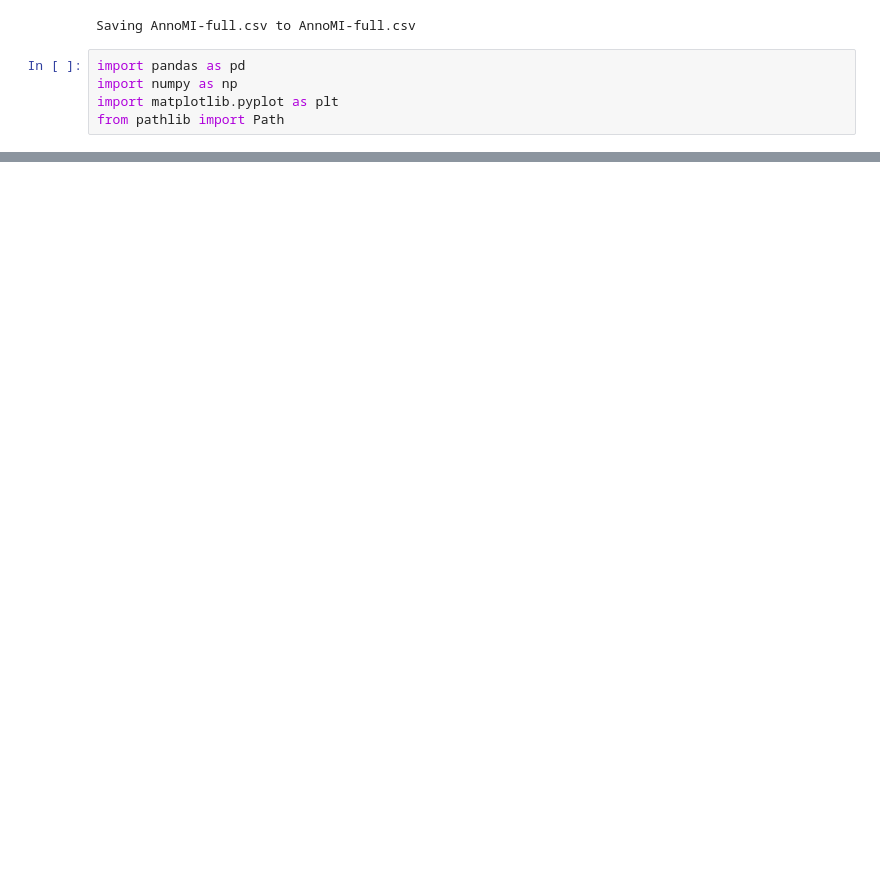
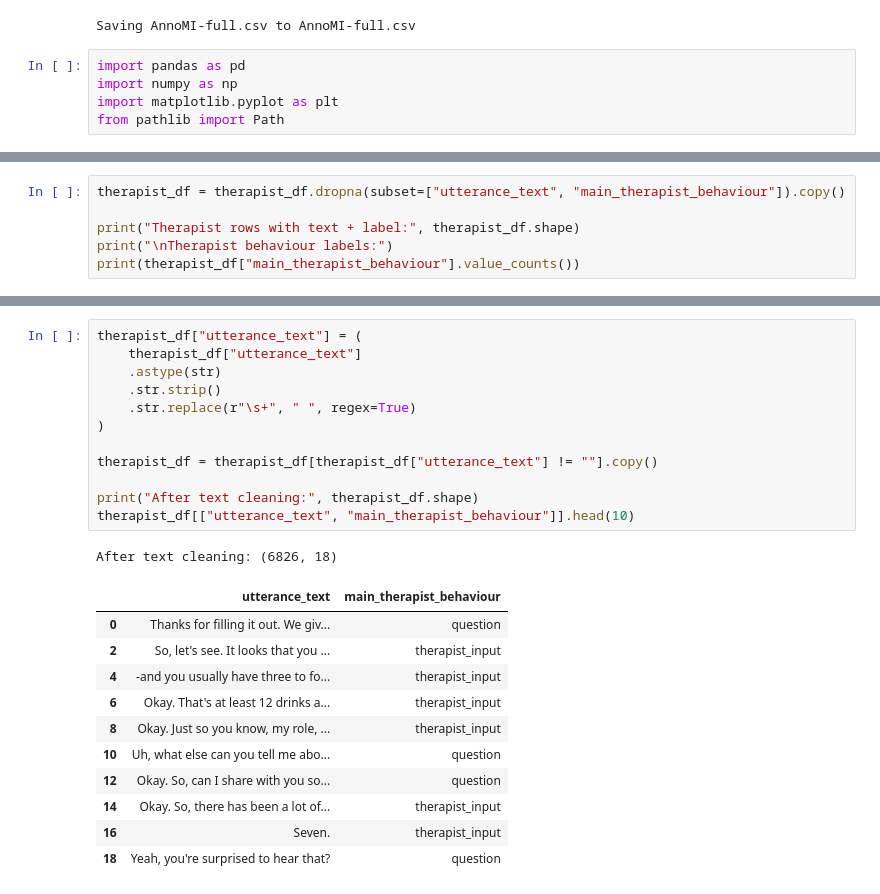
Before and after one commit to mthudangn/conversational-psychotherapy-fidelity, a Jupyter notebook: notebooks/thesis_pipeline.ipynb, the cells around one changed output, grey strips where cells are left out. Saved outputs shown, nothing was run; the diff lists cells and outputs as text; blank space fills up the shorter version.

```diff
--- a/notebooks/thesis_pipeline.ipynb
+++ b/notebooks/thesis_pipeline.ipynb
@@ -29,0 +127,6 @@ Dataset shape: (13551, 18)
+# %%
+therapist_df = therapist_df.dropna(subset=["utterance_text", "main_therapist_behaviour"]).copy()
+
+print("Therapist rows with text + label:", therapist_df.shape)
+print("\nTherapist behaviour labels:")
+print(therapist_df["main_therapist_behaviour"].value_counts())
@@ -29,0 +143,25 @@ Dataset shape: (13551, 18)
+# %%
+therapist_df["utterance_text"] = (
+    therapist_df["utterance_text"]
+    .astype(str)
+    .str.strip()
+    .str.replace(r"\s+", " ", regex=True)
+)
+
+therapist_df = therapist_df[therapist_df["utterance_text"] != ""].copy()
+
+print("After text cleaning:", therapist_df.shape)
+therapist_df[["utterance_text", "main_therapist_behaviour"]].head(10)
+# %% [output]
+After text cleaning: (6826, 18)
+|  | utterance_text | main_therapist_behaviour |
+| 0 | Thanks for filling it out. We giv... | question |
+| 2 | So, let's see. It looks that you ... | therapist_input |
+| 4 | -and you usually have three to fo... | therapist_input |
+| 6 | Okay. That's at least 12 drinks a... | therapist_input |
+| 8 | Okay. Just so you know, my role, ... | therapist_input |
+| 10 | Uh, what else can you tell me abo... | question |
+| 12 | Okay. So, can I share with you so... | question |
+| 14 | Okay. So, there has been a lot of... | therapist_input |
+| 16 | Seven. | therapist_input |
+| 18 | Yeah, you're surprised to hear that? | question |
```
Also changed, not shown: parts of 14 cells of this notebook.
